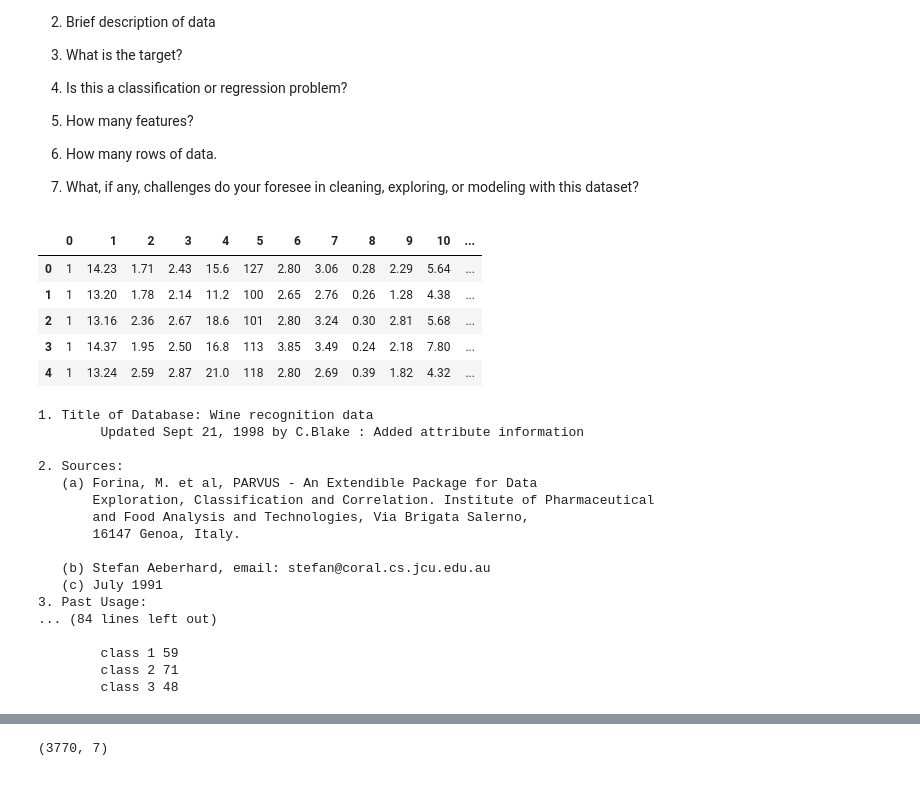
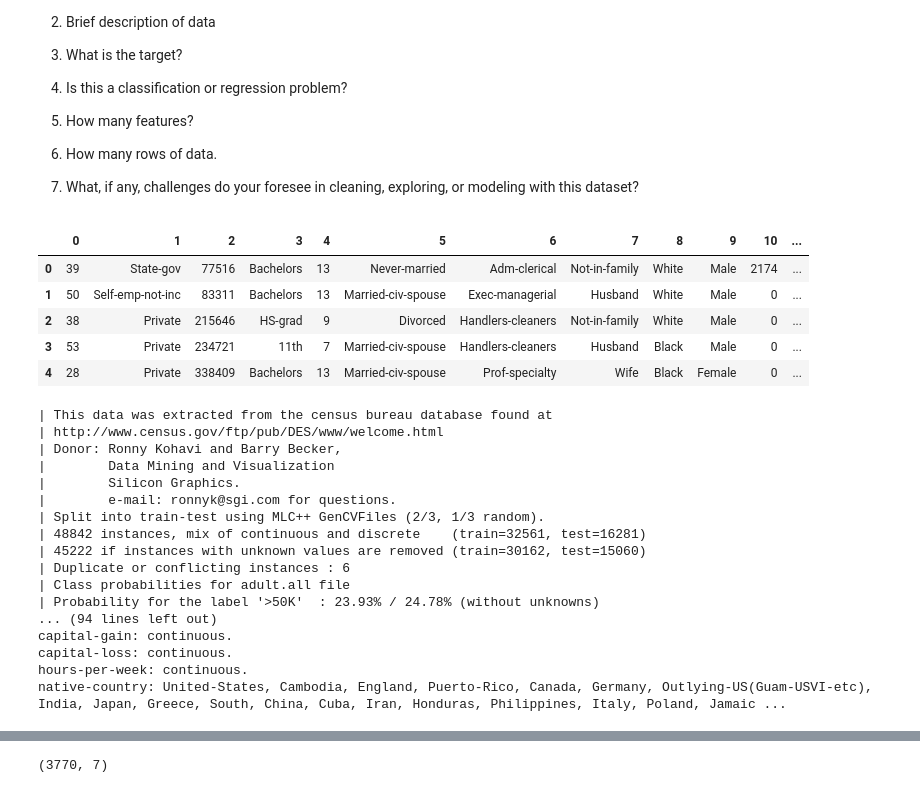
Before and after one commit to jul1andav1d/Census-Data-Prjct-2, a Jupyter notebook: PROJECT_2.ipynb, the cells around one changed output, grey strips where cells are left out. Cells and saved outputs as stored; diff of their text form; code cells hidden in the pictures.

```diff
--- a/PROJECT_2.ipynb
+++ b/PROJECT_2.ipynb
@@ -121,38 +123,38 @@ df.shape # 6)
 # %%
 # 5)
 
 import pandas as pd
 
-df2 = pd.read_csv('/content/drive/MyDrive/Data Science - Coding Dojo/PROJECT 2 - GITHUB/wine.data', header = None)
+df2 = pd.read_csv('/content/drive/MyDrive/Data Science - Coding Dojo/PROJECT 2 - GITHUB/adult.data', header = None)
 df2.head()
 # %% [output]
 |  | 0 | 1 | 2 | 3 | 4 | 5 | 6 | 7 | 8 | 9 | 10 | ... |
-| 0 | 1 | 14.23 | 1.71 | 2.43 | 15.6 | 127 | 2.80 | 3.06 | 0.28 | 2.29 | 5.64 | ... |
-| 1 | 1 | 13.20 | 1.78 | 2.14 | 11.2 | 100 | 2.65 | 2.76 | 0.26 | 1.28 | 4.38 | ... |
-| 2 | 1 | 13.16 | 2.36 | 2.67 | 18.6 | 101 | 2.80 | 3.24 | 0.30 | 2.81 | 5.68 | ... |
-| 3 | 1 | 14.37 | 1.95 | 2.50 | 16.8 | 113 | 3.85 | 3.49 | 0.24 | 2.18 | 7.80 | ... |
-| 4 | 1 | 13.24 | 2.59 | 2.87 | 21.0 | 118 | 2.80 | 2.69 | 0.39 | 1.82 | 4.32 | ... |
+| 0 | 39 | State-gov | 77516 | Bachelors | 13 | Never-married | Adm-clerical | Not-in-family | White | Male | 2174 | ... |
+| 1 | 50 | Self-emp-not-inc | 83311 | Bachelors | 13 | Married-civ-spouse | Exec-managerial | Husband | White | Male | 0 | ... |
+| 2 | 38 | Private | 215646 | HS-grad | 9 | Divorced | Handlers-cleaners | Not-in-family | White | Male | 0 | ... |
+| 3 | 53 | Private | 234721 | 11th | 7 | Married-civ-spouse | Handlers-cleaners | Husband | Black | Male | 0 | ... |
+| 4 | 28 | Private | 338409 | Bachelors | 13 | Married-civ-spouse | Prof-specialty | Wife | Black | Female | 0 | ... |
 # %%
 #There are no columns on the dataset
 #I looked for a way to get them:
 
-with open('/content/drive/MyDrive/Data Science - Coding Dojo/PROJECT 2 - GITHUB/wine.names') as f:
+with open('/content/drive/MyDrive/Data Science - Coding Dojo/PROJECT 2 - GITHUB/adult.names') as f:
     print(f.read())
 # %% [output]
-1. Title of Database: Wine recognition data
-        Updated Sept 21, 1998 by C.Blake : Added attribute information
-
-2. Sources:
-   (a) Forina, M. et al, PARVUS - An Extendible Package for Data
-       Exploration, Classification and Correlation. Institute of Pharmaceutical
-       and Food Analysis and Technologies, Via Brigata Salerno,
-       16147 Genoa, Italy.
-
-   (b) Stefan Aeberhard, email: stefan@coral.cs.jcu.edu.au
-   (c) July 1991
-3. Past Usage:
-... (84 lines left out)
-
-        class 1 59
-        class 2 71
-        class 3 48
+| This data was extracted from the census bureau database found at
+| http://www.census.gov/ftp/pub/DES/www/welcome.html
+| Donor: Ronny Kohavi and Barry Becker,
+|        Data Mining and Visualization
+|        Silicon Graphics.
+|        e-mail: ronnyk@sgi.com for questions.
+| Split into train-test using MLC++ GenCVFiles (2/3, 1/3 random).
+| 48842 instances, mix of continuous and discrete    (train=32561, test=16281)
+| 45222 if instances with unknown values are removed (train=30162, test=15060)
+| Duplicate or conflicting instances : 6
+| Class probabilities for adult.all file
+| Probability for the label '>50K'  : 23.93% / 24.78% (without unknowns)
+... (94 lines left out)
+capital-gain: continuous.
+capital-loss: continuous.
+hours-per-week: continuous.
+native-country: United-States, Cambodia, England, Puerto-Rico, Canada, Germany, Outlying-US(Guam-USVI-etc), India, Japan, Greece, South, China, Cuba, Iran, Honduras, Philippines, Italy, Poland, Jamaic ...
```
Also changed, not shown: parts of 7 cells of this notebook.
